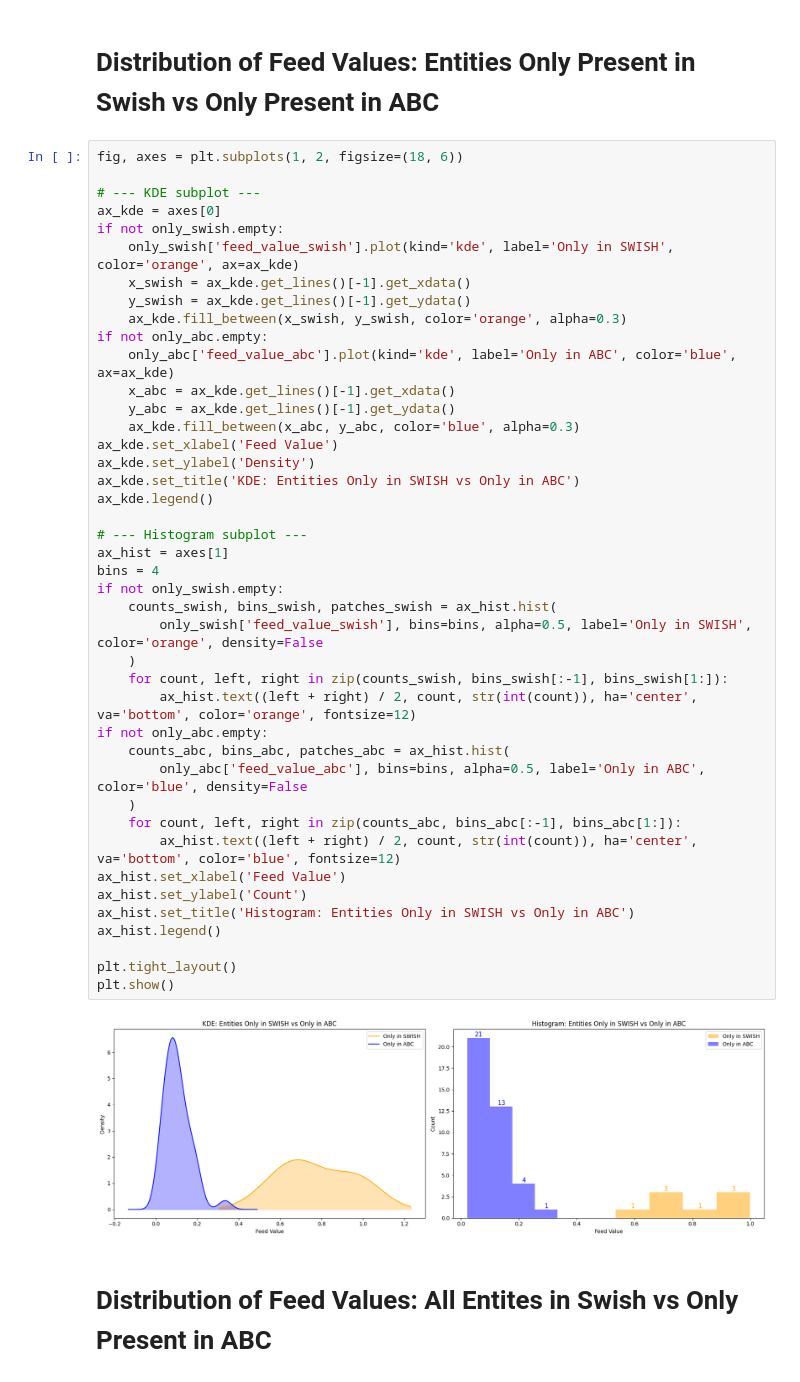
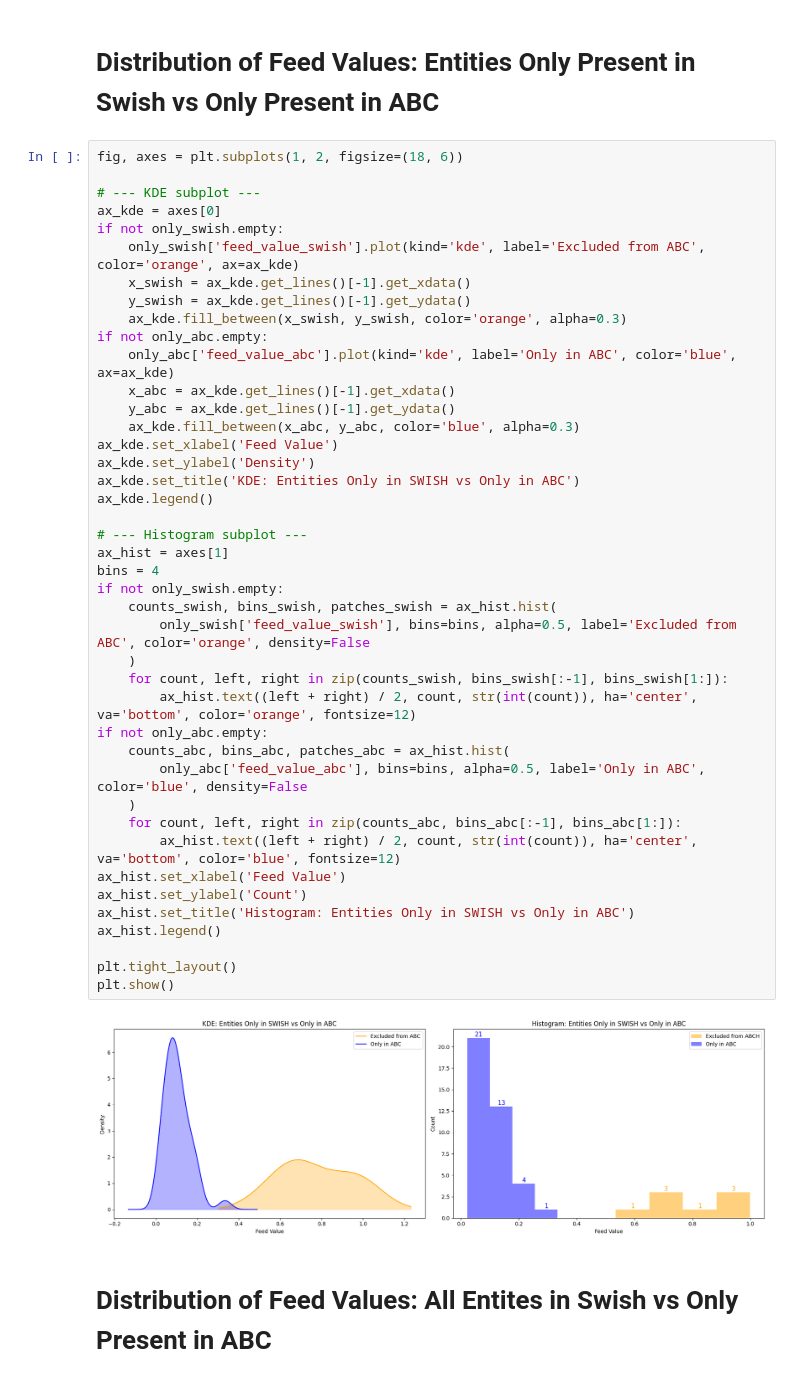
Before and after one commit to maximillian-jacob/DataScience, a Jupyter notebook: main_swish_vs_abc.ipynb, the cells around one changed output. Cells and saved outputs as stored; diff of their text form.

```diff
--- a/main_swish_vs_abc.ipynb
+++ b/main_swish_vs_abc.ipynb
@@ -379,7 +404,7 @@ fig, axes = plt.subplots(1, 2, figsize=(18, 6))
 # --- KDE subplot ---
 ax_kde = axes[0]
 if not only_swish.empty:
-    only_swish['feed_value_swish'].plot(kind='kde', label='Only in SWISH', color='orange', ax=ax_kde)
+    only_swish['feed_value_swish'].plot(kind='kde', label='Excluded from ABC', color='orange', ax=ax_kde)
     x_swish = ax_kde.get_lines()[-1].get_xdata()
     y_swish = ax_kde.get_lines()[-1].get_ydata()
     ax_kde.fill_between(x_swish, y_swish, color='orange', alpha=0.3)
@@ -388,35 +413,35 @@ if not only_abc.empty:
     x_abc = ax_kde.get_lines()[-1].get_xdata()
     y_abc = ax_kde.get_lines()[-1].get_ydata()
     ax_kde.fill_between(x_abc, y_abc, color='blue', alpha=0.3)
 ax_kde.set_xlabel('Feed Value')
 ax_kde.set_ylabel('Density')
 ax_kde.set_title('KDE: Entities Only in SWISH vs Only in ABC')
 ax_kde.legend()
 
 # --- Histogram subplot ---
 ax_hist = axes[1]
 bins = 4
 if not only_swish.empty:
     counts_swish, bins_swish, patches_swish = ax_hist.hist(
-        only_swish['feed_value_swish'], bins=bins, alpha=0.5, label='Only in SWISH', color='orange', density=False
+        only_swish['feed_value_swish'], bins=bins, alpha=0.5, label='Excluded from ABC', color='orange', density=False
     )
     for count, left, right in zip(counts_swish, bins_swish[:-1], bins_swish[1:]):
         ax_hist.text((left + right) / 2, count, str(int(count)), ha='center', va='bottom', color='orange', fontsize=12)
 if not only_abc.empty:
     counts_abc, bins_abc, patches_abc = ax_hist.hist(
         only_abc['feed_value_abc'], bins=bins, alpha=0.5, label='Only in ABC', color='blue', density=False
     )
     for count, left, right in zip(counts_abc, bins_abc[:-1], bins_abc[1:]):
         ax_hist.text((left + right) / 2, count, str(int(count)), ha='center', va='bottom', color='blue', fontsize=12)
 ax_hist.set_xlabel('Feed Value')
 ax_hist.set_ylabel('Count')
 ax_hist.set_title('Histogram: Entities Only in SWISH vs Only in ABC')
 ax_hist.legend()
 
 plt.tight_layout()
 plt.show()
 # %% [output]
-[figure, old version]
+[figure, new version]
 # %% [markdown]
 # Distribution of Feed Values: All Entites in Swish vs Only Present in ABC
 # %%
```
Also changed, not shown: parts of 14 cells of this notebook.
